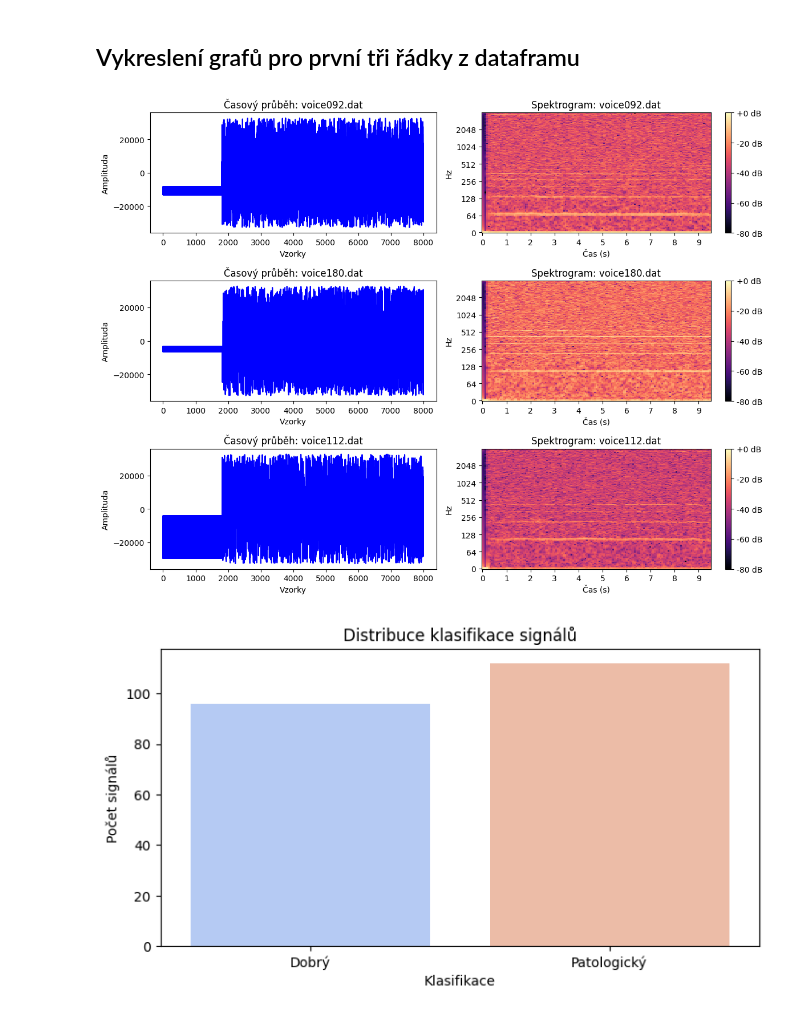
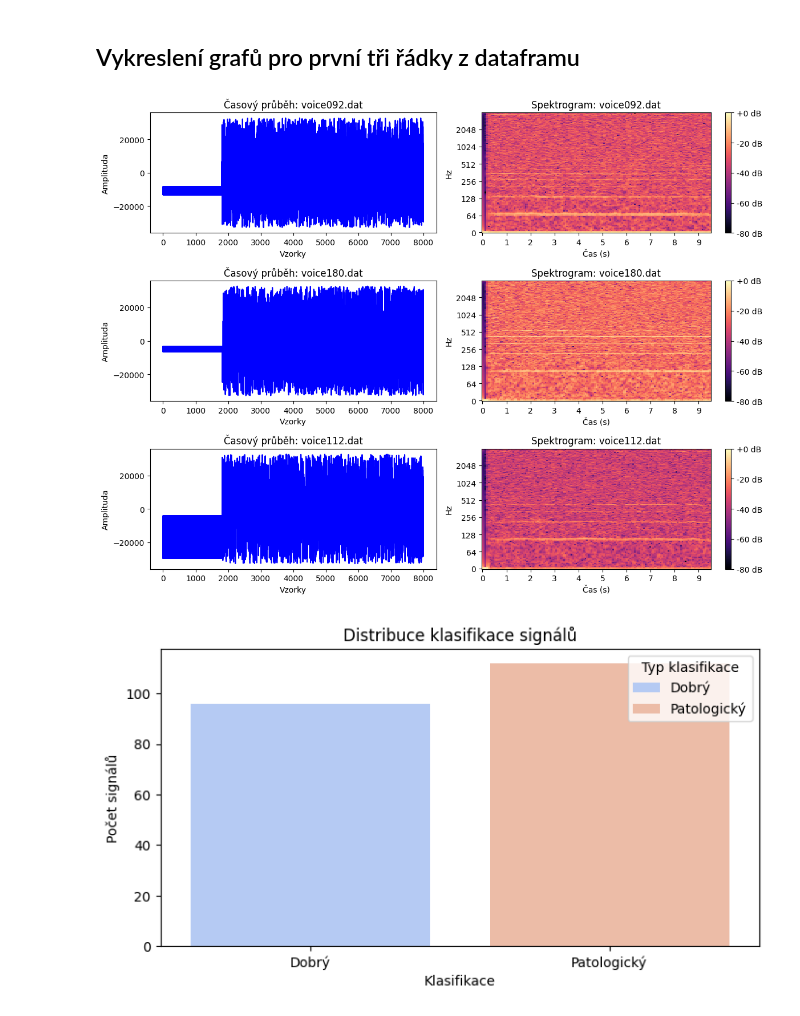
Before and after one commit to mkvkva/PZS, a Jupyter notebook: app/II/rozrazeni_hlasu.ipynb, the cells around one changed output. Cells and saved outputs as stored; diff of their text form; code cells hidden in the pictures.

```diff
--- a/app/II/rozrazeni_hlasu.ipynb
+++ b/app/II/rozrazeni_hlasu.ipynb
@@ -139,32 +139,33 @@ for i, row in enumerate(samples_to_plot.itertuples(), 0):
     signal = np.fromfile(file_path, dtype=np.int16)
 
     # Časový průběh signálu
     axes[i, 0].plot(signal[:8000], color="blue")
     axes[i, 0].set_title(f"Časový průběh: {row.Filename}")
     axes[i, 0].set_xlabel("Vzorky")
     axes[i, 0].set_ylabel("Amplituda")
 
     # Spektrogram
     D = librosa.amplitude_to_db(np.abs(librosa.stft(signal.astype(float))), ref=np.max)
     img = librosa.display.specshow(
         D, sr=8000, x_axis="time", y_axis="log", ax=axes[i, 1]
     )
     axes[i, 1].set_title(f"Spektrogram: {row.Filename}")
     axes[i, 1].set_xlabel("Čas (s)")
 
     # Přidání barevné škály ke spektrogramu
     fig.colorbar(img, ax=axes[i, 1], format="%+2.0f dB")
 
 plt.tight_layout()
 plt.show()
 
 # **Vizualizace klasifikace**
 plt.figure(figsize=(8, 4))
-sns.countplot(x="Classification", hue="Classification", data=df, palette="coolwarm", legend=False)
+sns.countplot(x="Classification", hue="Classification", data=df, palette="coolwarm", legend=True)
 plt.title("Distribuce klasifikace signálů")
 plt.xlabel("Klasifikace")
 plt.ylabel("Počet signálů")
+plt.legend(title="Typ klasifikace")
 plt.show()
 # %% [output]
 [figure]
-[figure, old version]
+[figure, new version]
```
